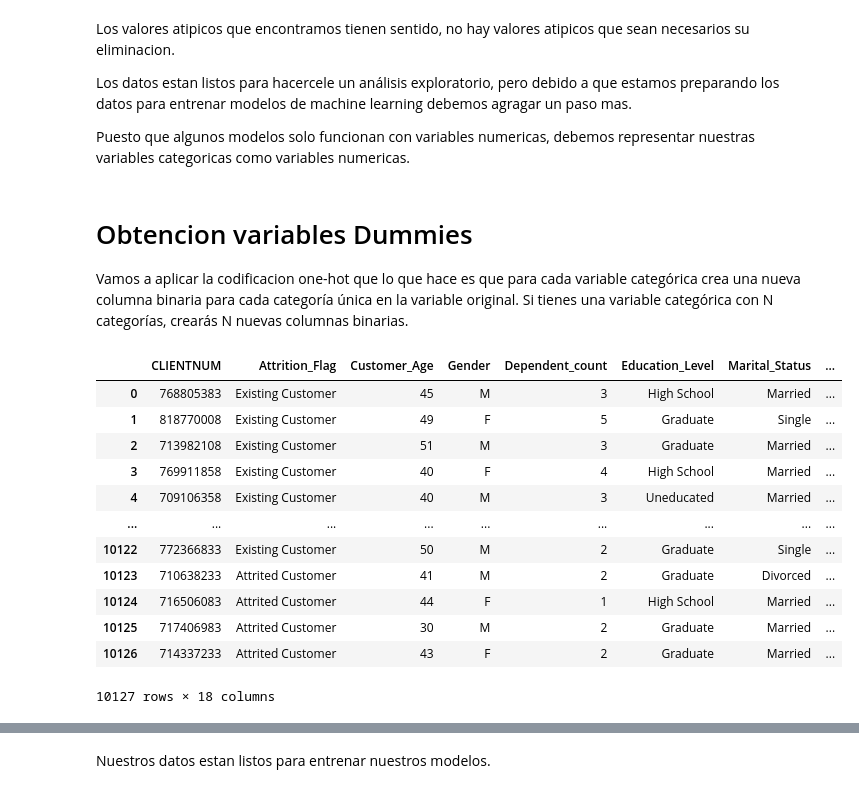
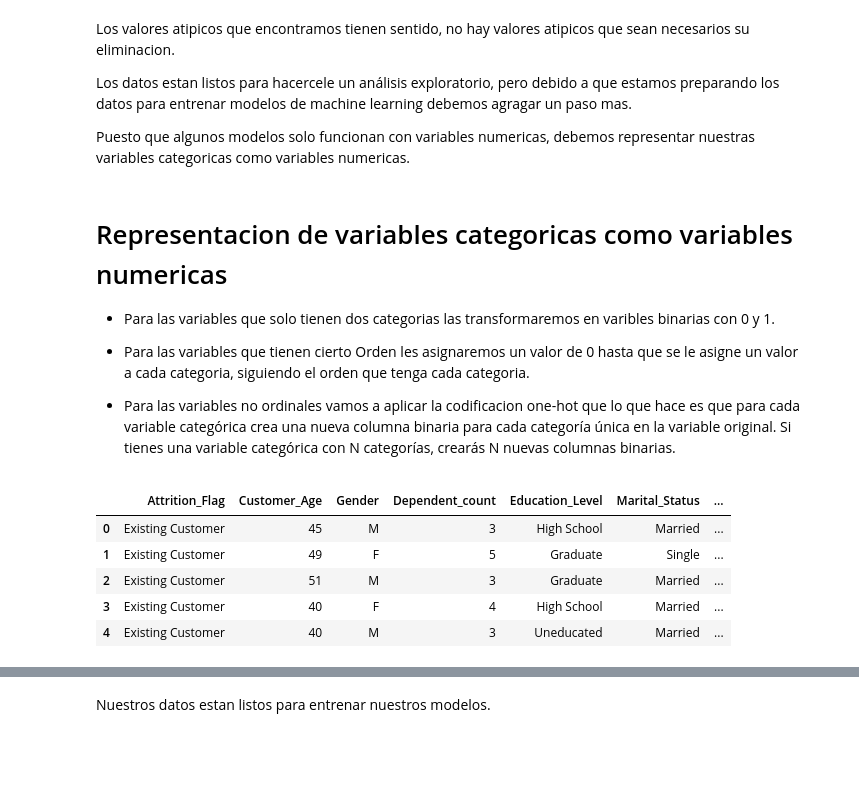
Before and after one commit to ivanpalenciab/Prediccion_comportamiento_cliente, a Jupyter notebook: Data_preparation.ipynb, the cells around one changed output, grey strips where cells are left out. Cells and saved outputs as stored; diff of their text form; code cells hidden in the pictures; blank space fills up the shorter version.

```diff
--- a/Data_preparation.ipynb
+++ b/Data_preparation.ipynb
@@ -99,4 +101,4 @@ Si tenemos la duda de si alguna columna puede ser relevante o no lo mejor es dej
 
 En este caso la columna "Months_on_book" se considera no relevante para el estudio y debemos verificar que no haya columnas categóricas con un sólo nivel, o columnas numéricas con un sólo valor:
 # %%
-df.drop("Months_on_book",axis=1,inplace=True)
+df.drop(["Months_on_book","CLIENTNUM"],axis=1,inplace=True)
@@ -254,22 +287,18 @@ Los datos estan listos para hacercele un análisis exploratorio, pero debido a q
 
 Puesto que algunos modelos solo funcionan con variables numericas, debemos representar nuestras variables categoricas como variables numericas.
 # %% [markdown]
-# Obtencion variables Dummies
+# Representacion de variables categoricas como variables numericas
 
-Vamos a aplicar la codificacion one-hot que lo que hace es que para cada variable categórica crea una nueva columna binaria para cada categoría única en la variable original. Si tienes una variable categórica con N categorías, crearás N nuevas columnas binarias.
+*   Para las variables que solo tienen dos categorias las transformaremos en varibles binarias con 0 y 1.
+*   Para las variables que tienen cierto Orden les asignaremos un valor de 0 hasta que se le asigne un valor a cada categoria, siguiendo el orden que tenga cada categoria.
+
+* Para las variables no ordinales vamos a aplicar la codificacion one-hot que lo que hace es que para cada variable categórica crea una nueva columna binaria para cada categoría única en la variable original. Si tienes una variable categórica con N categorías, crearás N nuevas columnas binarias.
 # %%
-cleaned_data
+cleaned_data.head(5)
 # %% [output]
-|  | CLIENTNUM | Attrition_Flag | Customer_Age | Gender | Dependent_count | Education_Level | Marital_Status | ... |
-| 0 | 768805383 | Existing Customer | 45 | M | 3 | High School | Married | ... |
-| 1 | 818770008 | Existing Customer | 49 | F | 5 | Graduate | Single | ... |
-| 2 | 713982108 | Existing Customer | 51 | M | 3 | Graduate | Married | ... |
-| 3 | 769911858 | Existing Customer | 40 | F | 4 | High School | Married | ... |
-| 4 | 709106358 | Existing Customer | 40 | M | 3 | Uneducated | Married | ... |
-| ... | ... | ... | ... | ... | ... | ... | ... | ... |
-| 10122 | 772366833 | Existing Customer | 50 | M | 2 | Graduate | Single | ... |
-| 10123 | 710638233 | Attrited Customer | 41 | M | 2 | Graduate | Divorced | ... |
-| 10124 | 716506083 | Attrited Customer | 44 | F | 1 | High School | Married | ... |
-| 10125 | 717406983 | Attrited Customer | 30 | M | 2 | Graduate | Married | ... |
-| 10126 | 714337233 | Attrited Customer | 43 | F | 2 | Graduate | Married | ... |
+|  | Attrition_Flag | Customer_Age | Gender | Dependent_count | Education_Level | Marital_Status | ... |
+| 0 | Existing Customer | 45 | M | 3 | High School | Married | ... |
+| 1 | Existing Customer | 49 | F | 5 | Graduate | Single | ... |
+| 2 | Existing Customer | 51 | M | 3 | Graduate | Married | ... |
+| 3 | Existing Customer | 40 | F | 4 | High School | Married | ... |
+| 4 | Existing Customer | 40 | M | 3 | Uneducated | Married | ... |
-10127 rows × 18 columns
```
Also changed, not shown: parts of 18 cells of this notebook, 1 other file.
